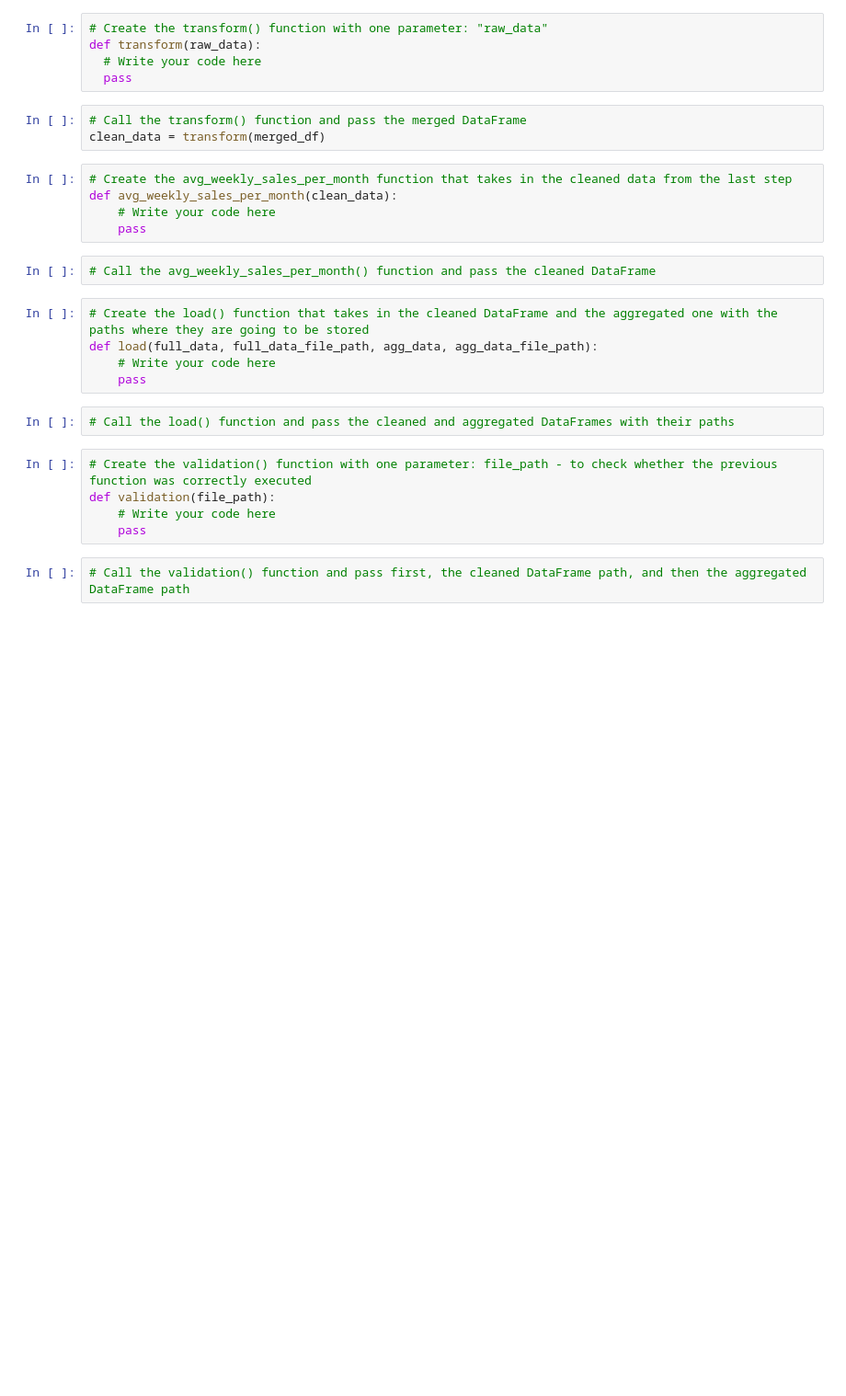
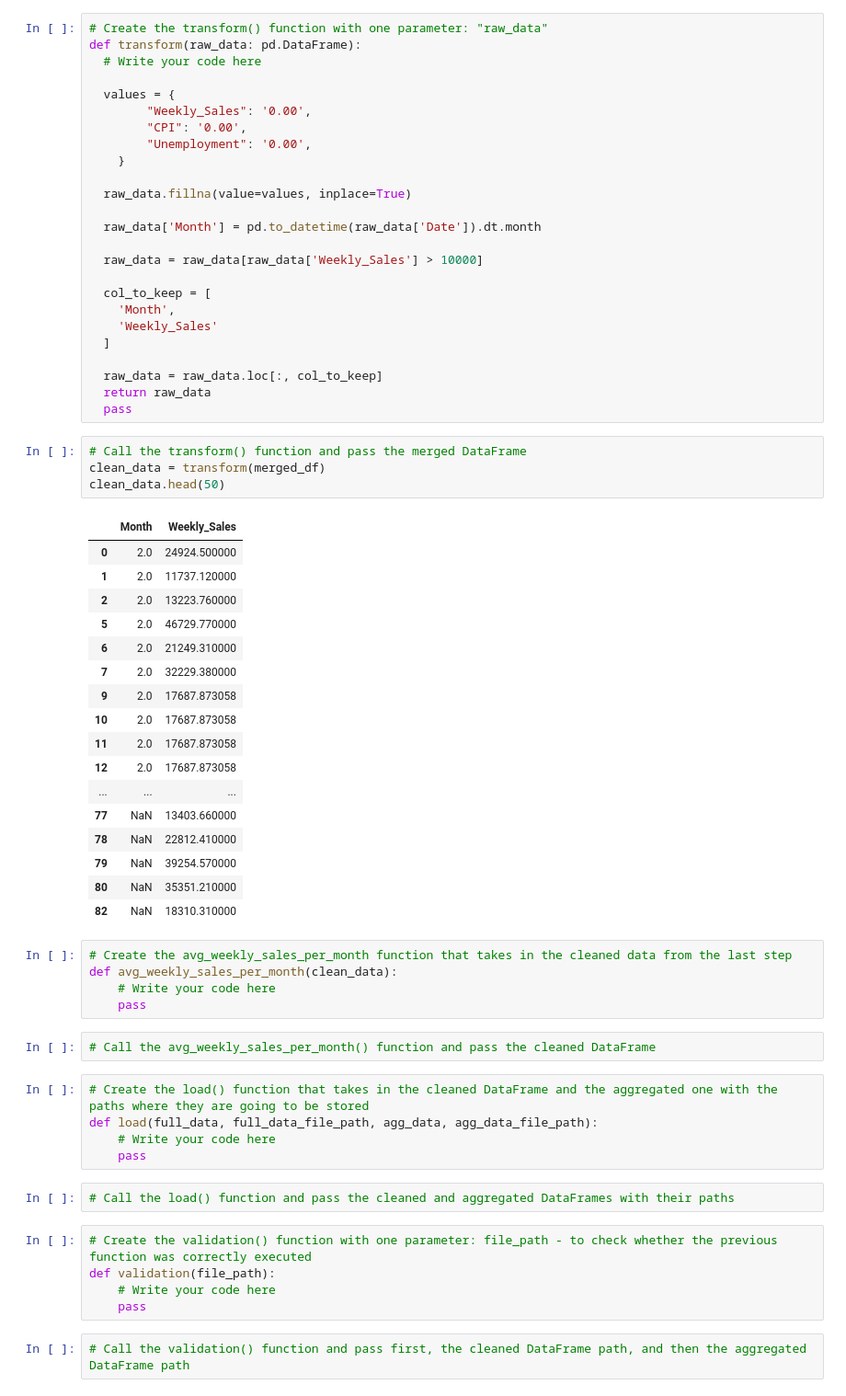
Before and after one commit to susandarlin/mmdt-datacamp-de, a Jupyter notebook: Projects/1833/notebook.ipynb, the cells around one changed output. Shown: that part at 92% size. Drawn from its saved outputs; the diff is of its cells as text; blank space fills up the shorter version.

Commit message:
feat: add transform function

```diff
--- a/Projects/1833/notebook.ipynb
+++ b/Projects/1833/notebook.ipynb
@@ -91,11 +98,50 @@ memory usage: 31.8+ MB
 # %%
 # Create the transform() function with one parameter: "raw_data"
-def transform(raw_data):
+def transform(raw_data: pd.DataFrame):
   # Write your code here
+
+  values = {
+        "Weekly_Sales": '0.00',
+        "CPI": '0.00',
+        "Unemployment": '0.00',
+    }
+
+  raw_data.fillna(value=values, inplace=True)
+
+  raw_data['Month'] = pd.to_datetime(raw_data['Date']).dt.month
+
+  raw_data = raw_data[raw_data['Weekly_Sales'] > 10000]
+
+  col_to_keep = [
+    'Month',
+    'Weekly_Sales'
+  ]
+
+  raw_data = raw_data.loc[:, col_to_keep]
+  return raw_data
   pass
 # %%
 # Call the transform() function and pass the merged DataFrame
 clean_data = transform(merged_df)
+clean_data.head(50)
+# %% [output]
+|  | Month | Weekly_Sales |
+| 0 | 2.0 | 24924.500000 |
+| 1 | 2.0 | 11737.120000 |
+| 2 | 2.0 | 13223.760000 |
+| 5 | 2.0 | 46729.770000 |
+| 6 | 2.0 | 21249.310000 |
+| 7 | 2.0 | 32229.380000 |
+| 9 | 2.0 | 17687.873058 |
+| 10 | 2.0 | 17687.873058 |
+| 11 | 2.0 | 17687.873058 |
+| 12 | 2.0 | 17687.873058 |
+| ... | ... | ... |
+| 77 | NaN | 13403.660000 |
+| 78 | NaN | 22812.410000 |
+| 79 | NaN | 39254.570000 |
+| 80 | NaN | 35351.210000 |
+| 82 | NaN | 18310.310000 |
 # %%
 # Create the avg_weekly_sales_per_month function that takes in the cleaned data from the last step
 def avg_weekly_sales_per_month(clean_data):
```
Also changed, not shown: parts of 1 cell of this notebook, 1 other file.
